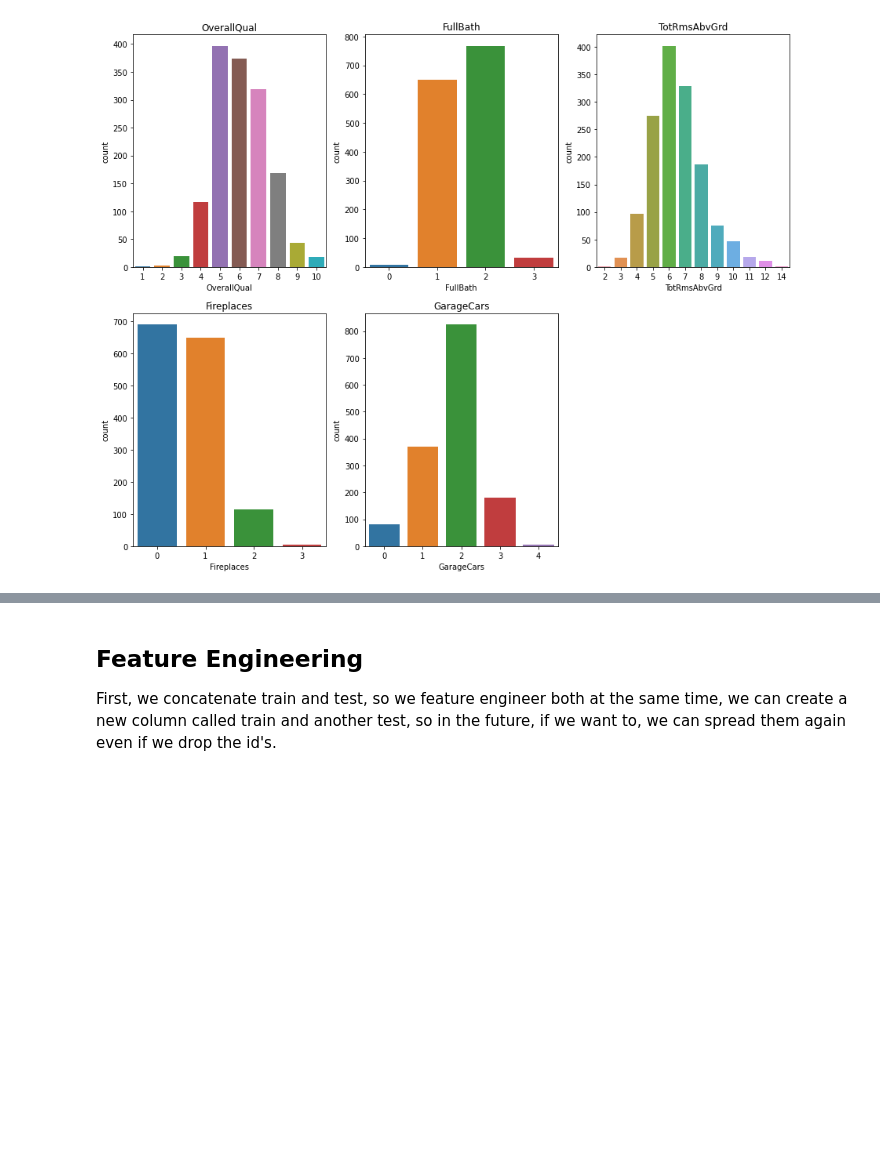
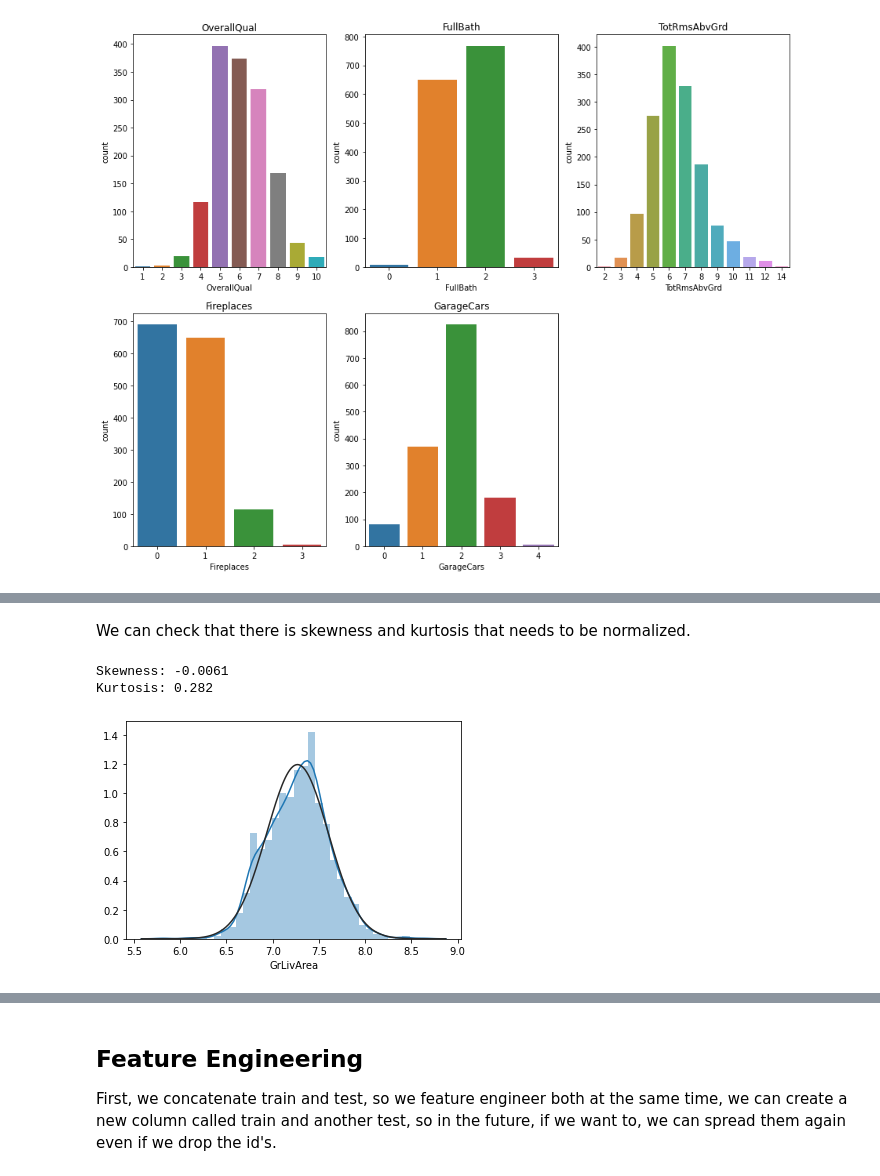
Before and after one commit to jogonzro/Kaggle_prices, a Jupyter notebook: first.ipynb, the cells around one changed output, grey strips where cells are left out. Drawn from its saved outputs; the diff is of its cells as text; code cells hidden in the pictures; blank space fills up the shorter version.

```diff
--- a/first.ipynb
+++ b/first.ipynb
@@ -338,0 +347,12 @@ We can extract some conclussions from here. Conclussions like the most common sp
+# %% [markdown]
+We can check that there is skewness and kurtosis that needs to be normalized.
+# %%
+train["GrLivArea"] = np.log1p(train["GrLivArea"])
+
+sns.distplot(train["GrLivArea"], fit = norm)
+print("Skewness: {}".format(round(train["GrLivArea"].skew(),4)),
+      "\nKurtosis: {}".format(round(train["GrLivArea"].kurt(),4)))
+# %% [output]
+Skewness: -0.0061
+Kurtosis: 0.282
+[figure, added]
```
Also changed, not shown: parts of 17 cells of this notebook, 3 other files.
